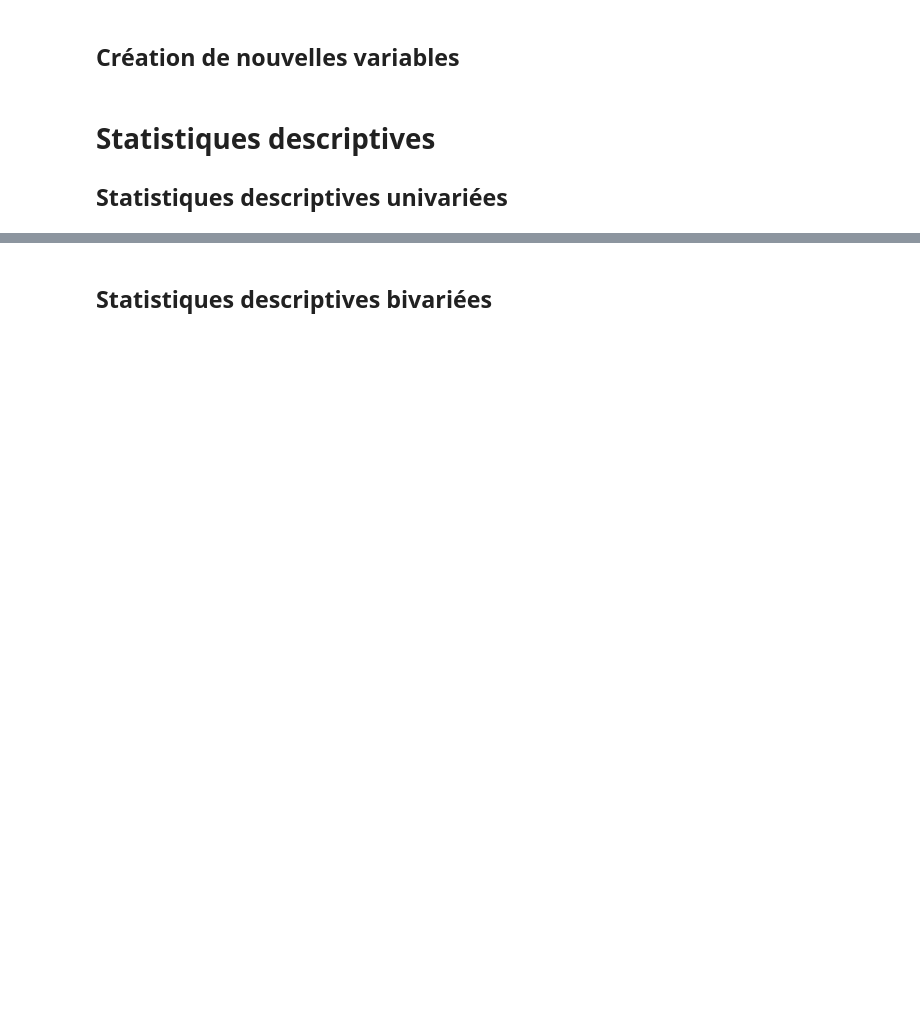
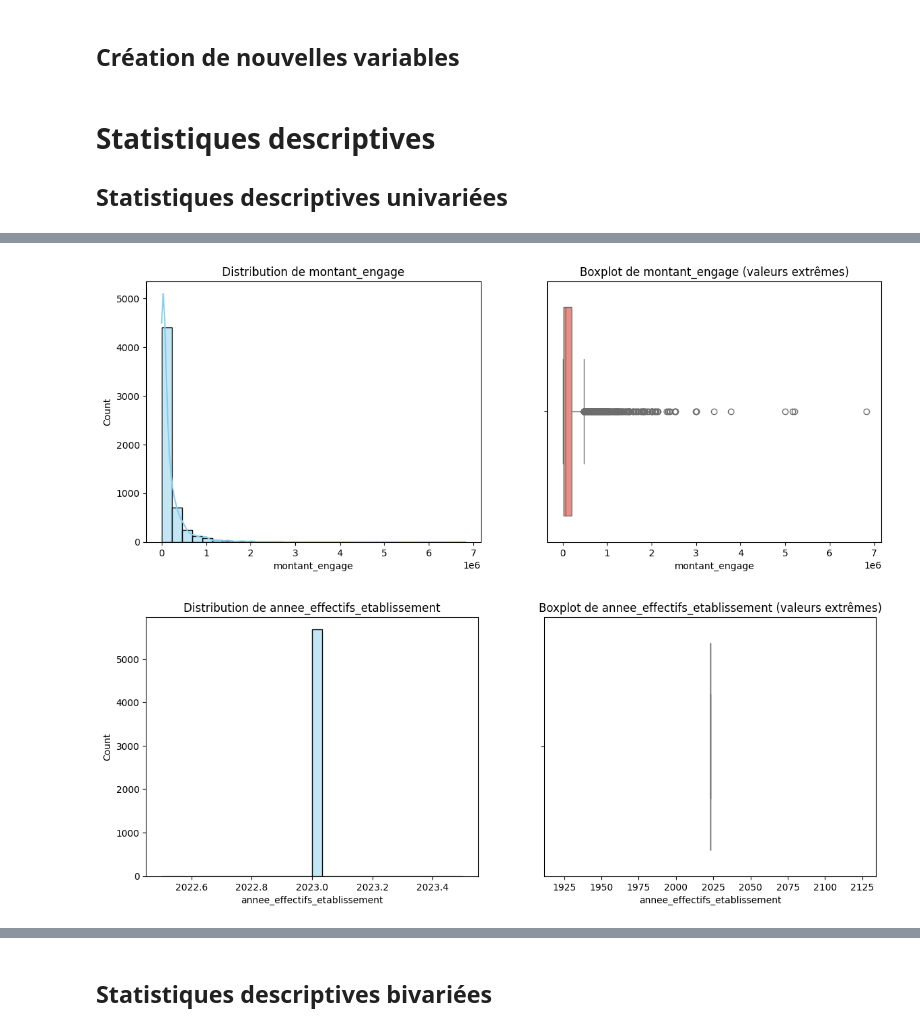
Before and after one commit to Isahrv/projet_methodes_agregations, a Jupyter notebook: code.ipynb, the cells around one changed output, grey strips where cells are left out. Saved outputs shown, nothing was run; the diff lists cells and outputs as text; code cells hidden in the pictures; blank space fills up the shorter version.

```diff
--- a/code.ipynb
+++ b/code.ipynb
@@ -142,7 +142,11 @@ DROP_ROW_IF_NA = [
     "activite_principale",
     # Administratif
     "etat_administratif_etablissement",
-    "annee_effectifs_etablissement"
+    "annee_effectifs_etablissement",
+    "raison_sociale_beneficiaire",
+    "forme_juridique_beneficiaire",
+    # Autres
+    "resume_du_projet"
 ]
 
 # Colonnes où les valeurs manquantes doivent être remplacées
@@ -160,6 +164,12 @@ df = df.copy()
 # 1 - Suppression des colonnes avec > 30 % de valeurs manquantes
 missing_rate_cols = df.isna().mean()
 cols_to_drop = missing_rate_cols[missing_rate_cols > 0.30].index.tolist()
+
+# Affichage des colonnes qui vont être supprimées
+print("Colonnes supprimées (>30% de valeurs manquantes) :")
+print(cols_to_drop)
+
+# Suppression
 df.drop(columns=cols_to_drop, inplace=True)
 
 # 2 - > 5 % de manquants → "Non_renseigne"
@@ -183,8 +193,7 @@ existing_drop_cols = [c for c in DROP_ROW_IF_NA if c in df.columns]
 df.dropna(subset=existing_drop_cols, inplace=True)
 
 # Vérification finale
-print("Shape finale :", df.shape)
-print("\nColonnes restantes :", len(df.columns))
-print("\nTop 10 taux de valeurs manquantes restants :")
-print(df.isna().mean().sort_values(ascending=False).head(10))
+print("\nShape finale :", df.shape)
+print("\nValeurs manquantes restantes :")
+print(df.isna().sum().sort_values(ascending=False))
 # %% [output]
@@ -445,3 +334,9 @@ memory usage: 816.1+ KB
 # %% [markdown]
 # Statistiques descriptives
 ## Statistiques descriptives univariées
+# %%
+# Colonnes numériques continues
+num_cols = ["montant_engage", "annee_effectifs_etablissement"]
+print("\nStatistiques descriptives pour les variables numériques continues :")
+display(df[num_cols].describe())
+# anne_effectifs_etablissement contient uniquement 2023 -> à supprimer
@@ -448,3 +354,19 @@ memory usage: 816.1+ KB
 # %%
-# Distribution
+# Distribution et valeurs extrêmes
+# Histogrammes + Boxplots pour les numériques
+for col in num_cols:
+    fig, axes = plt.subplots(1,2, figsize=(14,5))
+
+    # Histogramme
+    sns.histplot(df[col], bins=30, kde=True, ax=axes[0], color="skyblue")
+    axes[0].set_title(f"Distribution de {col}")
+
+    # Boxplot
+    sns.boxplot(x=df[col], ax=axes[1], color="salmon")
+    axes[1].set_title(f"Boxplot de {col} (valeurs extrêmes)")
+
+    plt.show()
+# %% [output]
+[figure, added]
+[figure, added]
 # %%
```
Also changed, not shown: parts of 12 cells of this notebook.
